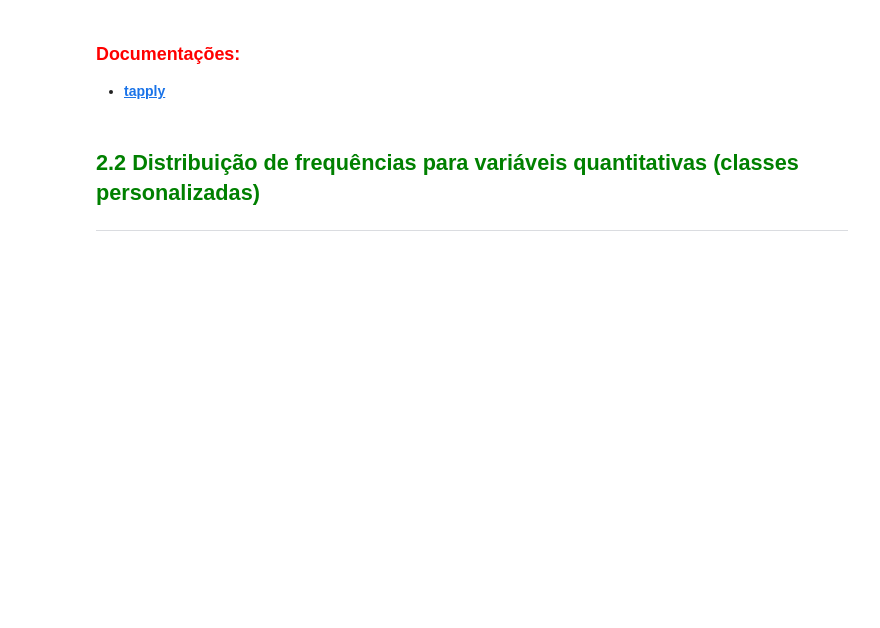
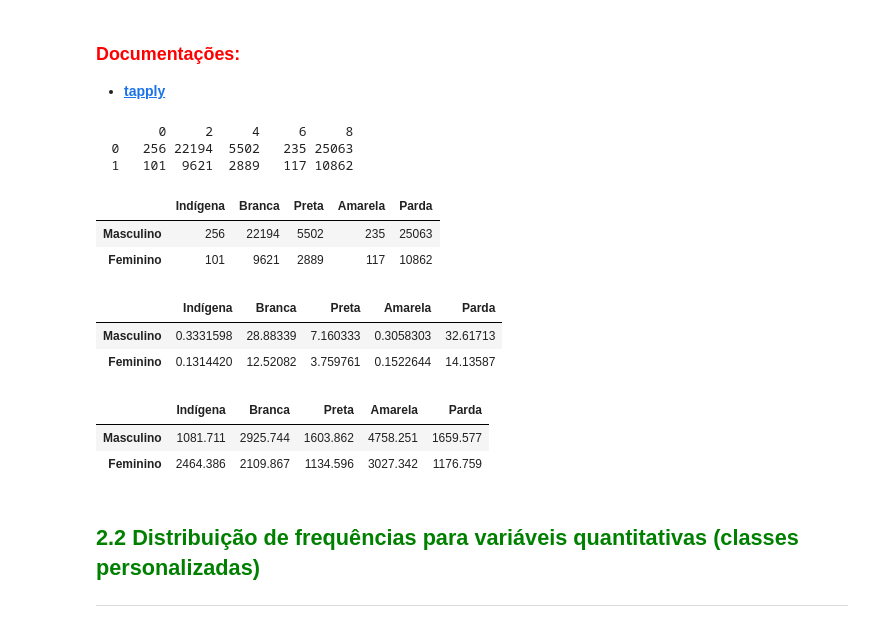
Before and after one commit to mateusvdcastro/Curso-de-Machine-Learning-e-Data-Science, a Jupyter notebook: Alura curso de R/1/Curso_de_Estat+¡stica_Parte_1.ipynb, the cells around one changed output. Saved outputs shown, nothing was run; the diff lists cells and outputs as text; code cells hidden in the pictures; blank space fills up the shorter version.

```diff
--- a/Alura curso de R/1/Curso_de_Estat+¡stica_Parte_1.ipynb
+++ b/Alura curso de R/1/Curso_de_Estat+¡stica_Parte_1.ipynb
@@ -382,12 +402,38 @@ c('Masculino', 'Feminino')
 ### <font color=red>Documentações:
 
 - [**tapply**](https://www.rdocumentation.org/packages/base/versions/3.6.1/topics/tapply)
+# %%
+frequencia <- table(dados$Sexo, dados$Cor)
+frequencia
+# %% [output]
+        0     2     4     6     8
+  0   256 22194  5502   235 25063
+  1   101  9621  2889   117 10862
 # %%
-c('Masculino', 'Feminino')
-c('Indígena', 'Branca', 'Preta', 'Amarela', 'Parda')
+rownames(frequencia) <- c('Masculino', 'Feminino')
+colnames(frequencia) <- c('Indígena', 'Branca', 'Preta', 'Amarela', 'Parda')
+frequencia <- cbind(frequencia)
+frequencia
+# %% [output]
+|  | Indígena | Branca | Preta | Amarela | Parda |
+| Masculino | 256 | 22194 | 5502 | 235 | 25063 |
+| Feminino | 101 | 9621 | 2889 | 117 | 10862 |
+# %%
+porcent <- prop.table(frequencia) * 100
+porcent
+# %% [output]
+|  | Indígena | Branca | Preta | Amarela | Parda |
+| Masculino | 0.3331598 | 28.88339 | 7.160333 | 0.3058303 | 32.61713 |
+| Feminino | 0.1314420 | 12.52082 | 3.759761 | 0.1522644 | 14.13587 |
 # %%
-c('Masculino', 'Feminino')
-c('Indígena', 'Branca', 'Preta', 'Amarela', 'Parda')
+medias <- tapply(dados$Renda, list(dados$Sexo, dados$Cor), mean)
+rownames(medias) <- c('Masculino', 'Feminino')
+colnames(medias) <- c('Indígena', 'Branca', 'Preta', 'Amarela', 'Parda')
+medias
+# %% [output]
+|  | Indígena | Branca | Preta | Amarela | Parda |
+| Masculino | 1081.711 | 2925.744 | 1603.862 | 4758.251 | 1659.577 |
+| Feminino | 2464.386 | 2109.867 | 1134.596 | 3027.342 | 1176.759 |
 # %% [markdown]
 ## <font color=green>2.2 Distribuição de frequências para variáveis quantitativas (classes personalizadas)</font>
 ***
```
Also changed, not shown: parts of 12 cells of this notebook.
